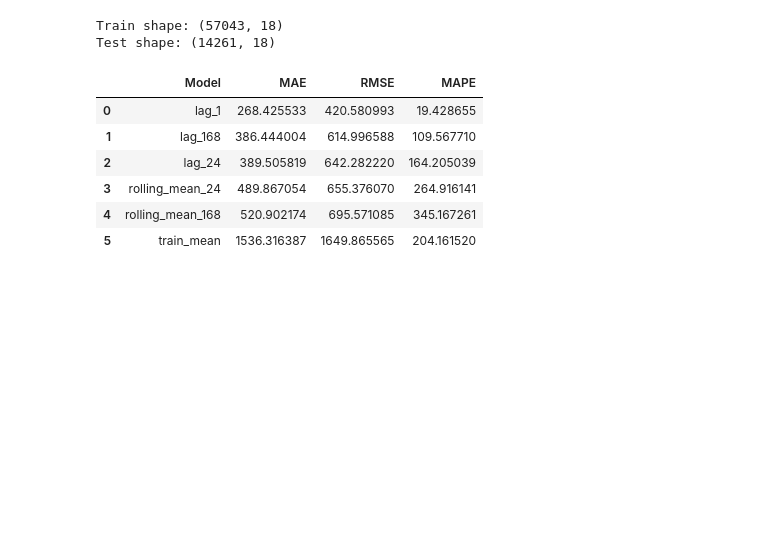
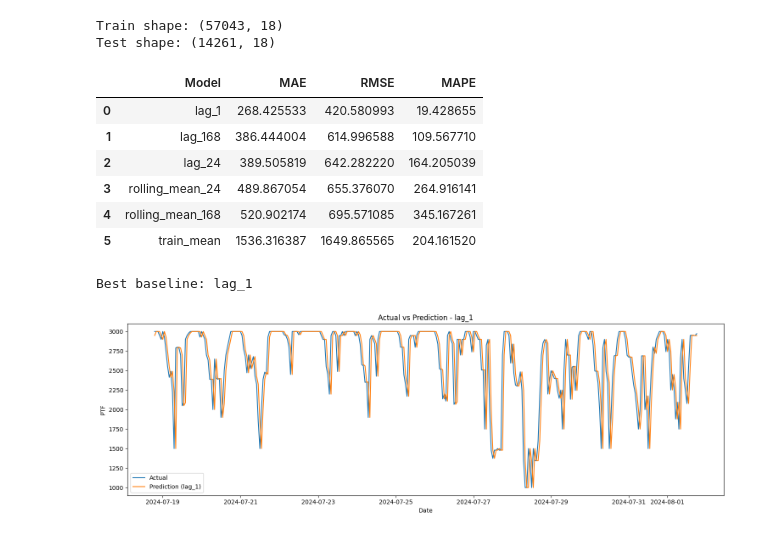
Before and after one commit to Berkeaziz/Teias_PTF_Forecast, a Jupyter notebook: notebooks/02_baseline.ipynb, the cells around one changed output. Saved outputs shown, nothing was run; the diff lists cells and outputs as text; code cells hidden in the pictures; blank space fills up the shorter version.

Commit message:
baseline_update_1

```diff
--- a/notebooks/02_baseline.ipynb
+++ b/notebooks/02_baseline.ipynb
@@ -109,3 +109,32 @@ results_df
 | 3 | rolling_mean_24 | 489.867054 | 655.376070 | 264.916141 |
 | 4 | rolling_mean_168 | 520.902174 | 695.571085 | 345.167261 |
 | 5 | train_mean | 1536.316387 | 1649.865565 | 204.161520 |
+# %%
+best_model_name = results_df.iloc[0]["Model"]
+print("Best baseline:",best_model_name)
+# %% [output]
+Best baseline: lag_1
+# %%
+if best_model_name == "train_mean":
+    best_pred = pd.Series(train_df[TARGET_COL].mean(), index=test_df.index)
+else:
+    best_pred = test_df[best_model_name]
+
+plot_df = pd.DataFrame({
+    "actual": test_df[TARGET_COL],
+    "prediction": best_pred
+}).dropna()
+
+plot_df = plot_df.iloc[:24 * 14]
+
+plt.figure(figsize=(15, 5))
+plt.plot(plot_df.index, plot_df["actual"], label="Actual")
+plt.plot(plot_df.index, plot_df["prediction"], label=f"Prediction ({best_model_name})")
+plt.title(f"Actual vs Prediction - {best_model_name}")
+plt.xlabel("Date")
+plt.ylabel("PTF")
+plt.legend()
+plt.tight_layout()
+plt.show()
+# %% [output]
+[figure, added]
```
Also changed, not shown: parts of 1 cell of this notebook.
